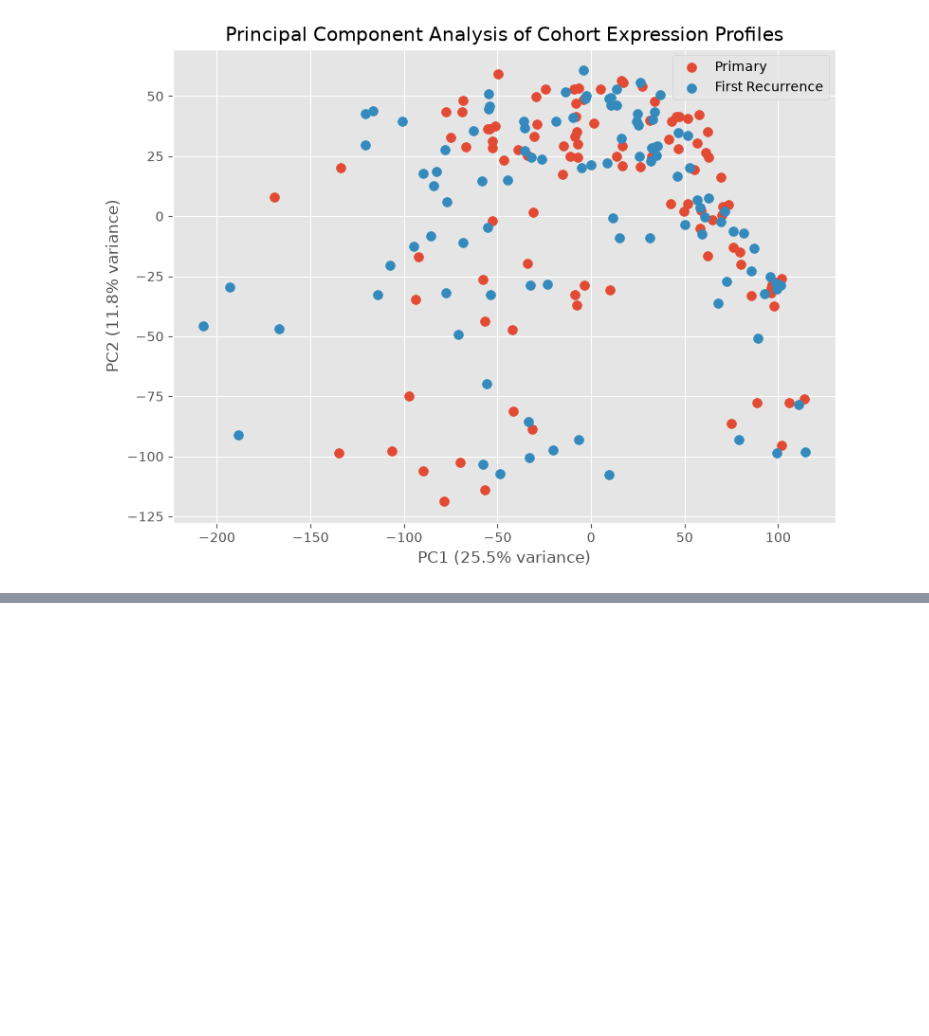
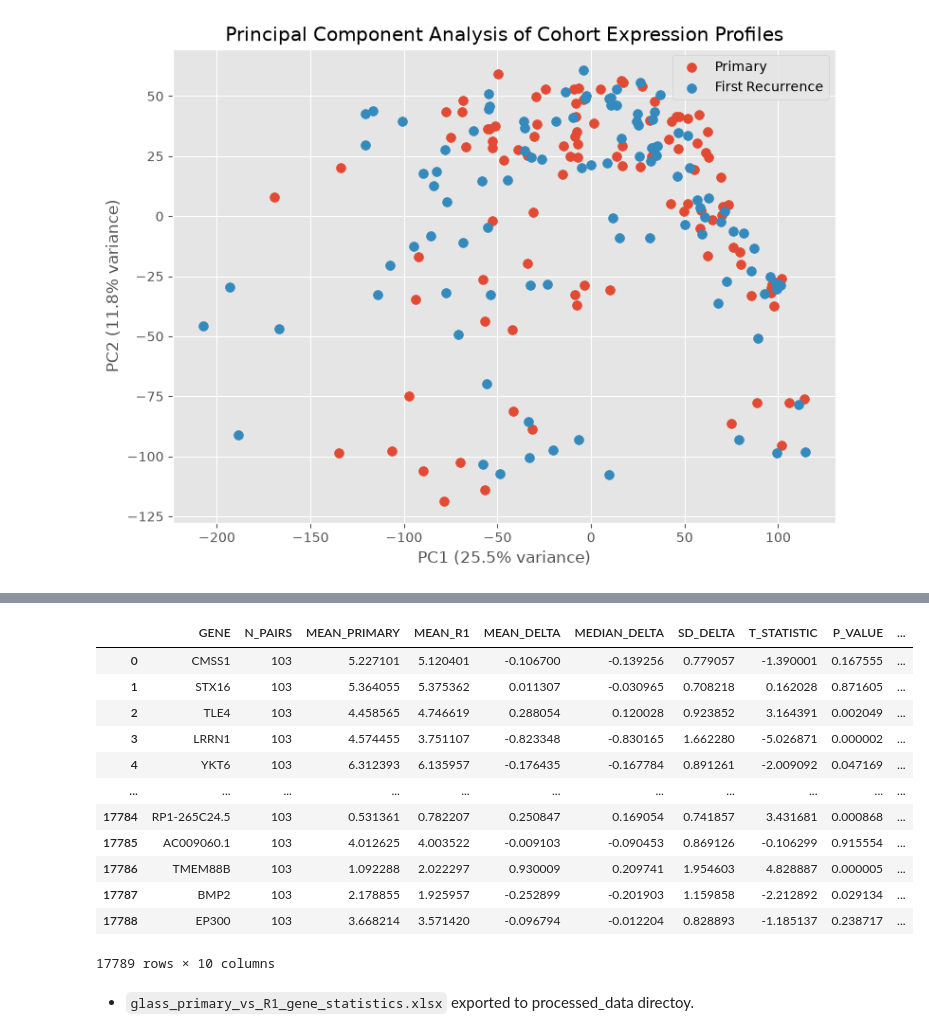
Before and after one commit to zuhany/cell_lines_pv_26, a Jupyter notebook: notebooks/GLASS.ipynb, the cells around one changed output, grey strips where cells are left out. Drawn from its saved outputs; the diff is of its cells as text; code cells hidden in the pictures; blank space fills up the shorter version.

```diff
--- a/notebooks/GLASS.ipynb
+++ b/notebooks/GLASS.ipynb
@@ -1616,8 +1622,7 @@ glass_idhwt_gbm_primary_R1_log2TPM = np.log2(glass_idhwt_gbm_primary_R1_TPM+1)
 glass_idhwt_gbm_primary_R1_log2TPM = pd.DataFrame(
     glass_idhwt_gbm_primary_R1_log2TPM,
     index=glass_idhwt_gbm_primary_R1_TPM.index,
-    columns=glass_idhwt_gbm_primary_R1_TPM.columns
-)
+    columns=glass_idhwt_gbm_primary_R1_TPM.columns)
 # %%
 glass_idhwt_gbm_primary_R1_log2TPM.to_csv(
     "../processed_data/glass_idhwt_gbm_primary_R1_log2TPM.tvs",
@@ -1739,0 +1735,52 @@ plt.show()
+# %%
+primary = glass_idhwt_gbm_primary_R1_log2TPM_filtered[
+    glass_idhwt_gbm_primary_R1_pairs["PRIMARY_SAMPLE_ID"]
+]
+
+r1 = glass_idhwt_gbm_primary_R1_log2TPM_filtered[
+    glass_idhwt_gbm_primary_R1_pairs["FIRST_RECURRENCE_SAMPLE_ID"]
+]
+
+delta_expression = r1.to_numpy() - primary.to_numpy()
+
+
+gene_statistics = []
+for i, gene in enumerate(glass_idhwt_gbm_primary_R1_log2TPM_filtered.index):
+    delta = delta_expression[i, :]
+    delta = delta[~np.isnan(delta)]
+    t_statistic, p_value = ttest_1samp(delta, popmean=0)
+
+    gene_statistics.append({
+        "GENE": gene,
+        "N_PAIRS": len(delta),
+        "MEAN_PRIMARY": np.nanmean(primary.iloc[i, :]),
+        "MEAN_R1": np.nanmean(r1.iloc[i, :]),
+        "MEAN_DELTA": np.mean(delta),
+        "MEDIAN_DELTA": np.median(delta),
+        "SD_DELTA": np.std(delta, ddof=1),
+        "T_STATISTIC": t_statistic,
+        "P_VALUE": p_value
+    })
+
+glass_primary_vs_R1_gene_statistics = pd.DataFrame(gene_statistics)
+# %%
+glass_primary_vs_R1_gene_statistics["FDR"] = multipletests(
+    glass_primary_vs_R1_gene_statistics["P_VALUE"],
+    method="fdr_bh"
+)[1]
+# %%
+glass_primary_vs_R1_gene_statistics
+# %% [output]
+|  | GENE | N_PAIRS | MEAN_PRIMARY | MEAN_R1 | MEAN_DELTA | MEDIAN_DELTA | SD_DELTA | T_STATISTIC | P_VALUE | ... |
+| 0 | CMSS1 | 103 | 5.227101 | 5.120401 | -0.106700 | -0.139256 | 0.779057 | -1.390001 | 0.167555 | ... |
+| 1 | STX16 | 103 | 5.364055 | 5.375362 | 0.011307 | -0.030965 | 0.708218 | 0.162028 | 0.871605 | ... |
+| 2 | TLE4 | 103 | 4.458565 | 4.746619 | 0.288054 | 0.120028 | 0.923852 | 3.164391 | 0.002049 | ... |
+| 3 | LRRN1 | 103 | 4.574455 | 3.751107 | -0.823348 | -0.830165 | 1.662280 | -5.026871 | 0.000002 | ... |
+| 4 | YKT6 | 103 | 6.312393 | 6.135957 | -0.176435 | -0.167784 | 0.891261 | -2.009092 | 0.047169 | ... |
+| ... | ... | ... | ... | ... | ... | ... | ... | ... | ... | ... |
+| 17784 | RP1-265C24.5 | 103 | 0.531361 | 0.782207 | 0.250847 | 0.169054 | 0.741857 | 3.431681 | 0.000868 | ... |
+| 17785 | AC009060.1 | 103 | 4.012625 | 4.003522 | -0.009103 | -0.090453 | 0.869126 | -0.106299 | 0.915554 | ... |
+| 17786 | TMEM88B | 103 | 1.092288 | 2.022297 | 0.930009 | 0.209741 | 1.954603 | 4.828887 | 0.000005 | ... |
+| 17787 | BMP2 | 103 | 2.178855 | 1.925957 | -0.252899 | -0.201903 | 1.159858 | -2.212892 | 0.029134 | ... |
+| 17788 | EP300 | 103 | 3.668214 | 3.571420 | -0.096794 | -0.012204 | 0.828893 | -1.185137 | 0.238717 | ... |
+17789 rows × 10 columns
@@ -1739,0 +1792,2 @@ plt.show()
+# %% [markdown]
+- `glass_primary_vs_R1_gene_statistics.xlsx` exported to processed_data directoy.
```
Also changed, not shown: parts of 40 cells of this notebook, 13 other files.
